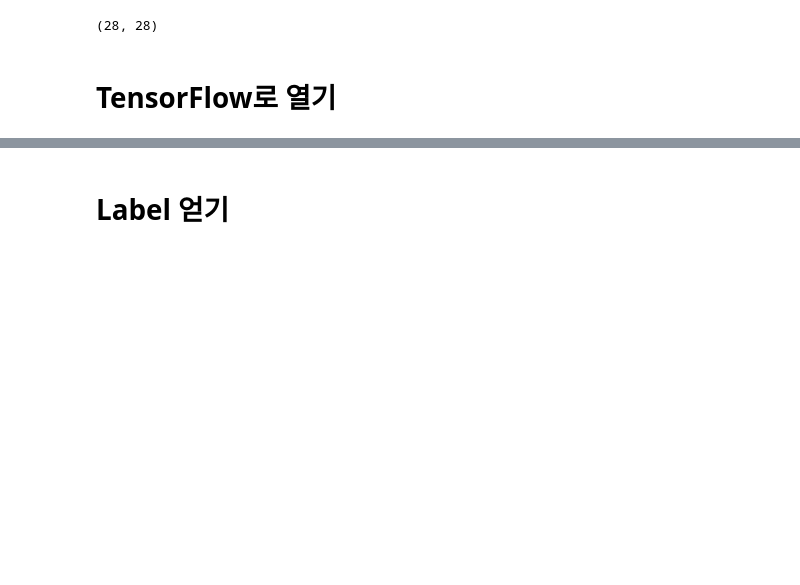
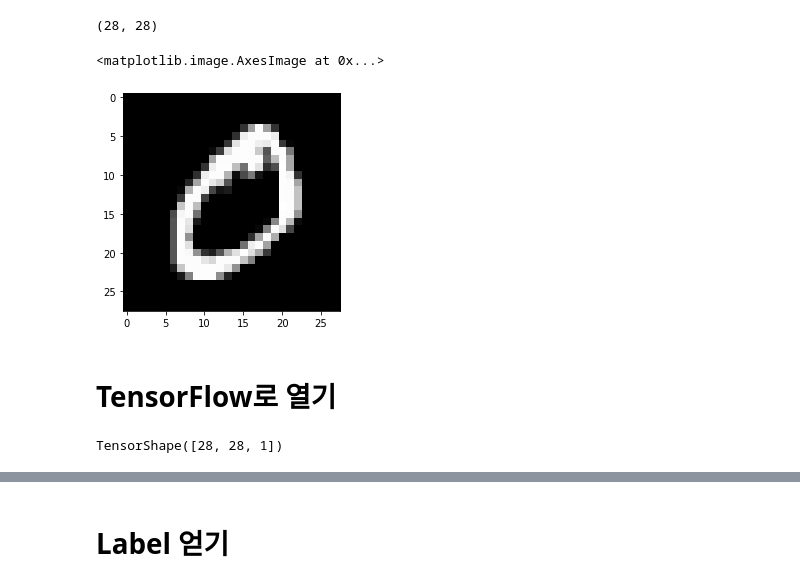
Before and after one commit to goodboychan/fastcamp_dl, a Jupyter notebook: 1. [Tensorflow 2.0 과 Pytorch]/3. 이미지 분석으로 배우는 tensorflow 2.0과 Pytorch/02. 데이터 준비하기 .ipynb, the cells around one changed output, grey strips where cells are left out. Saved outputs shown, nothing was run; the diff lists cells and outputs as text; code cells hidden in the pictures; blank space fills up the shorter version.

```diff
--- a/1. [Tensorflow 2.0 과 Pytorch]/3. 이미지 분석으로 배우는 tensorflow 2.0과 Pytorch/02. 데이터 준비하기 .ipynb
+++ b/1. [Tensorflow 2.0 과 Pytorch]/3. 이미지 분석으로 배우는 tensorflow 2.0과 Pytorch/02. 데이터 준비하기 .ipynb
@@ -82,5 +82,10 @@ image = np.array(image_pil)
 image.shape
 # %% [output]
 (28, 28)
+# %%
+plt.imshow(image, 'gray')
+# %% [output]
+<matplotlib.image.AxesImage at 0x...>
+[figure, added]
 # %% [markdown]
 # TensorFlow로 열기
@@ -86,0 +95,4 @@ image.shape
+# %%
+image.shape
+# %% [output]
+TensorShape([28, 28, 1])
```
Also changed, not shown: parts of 14 cells of this notebook.
